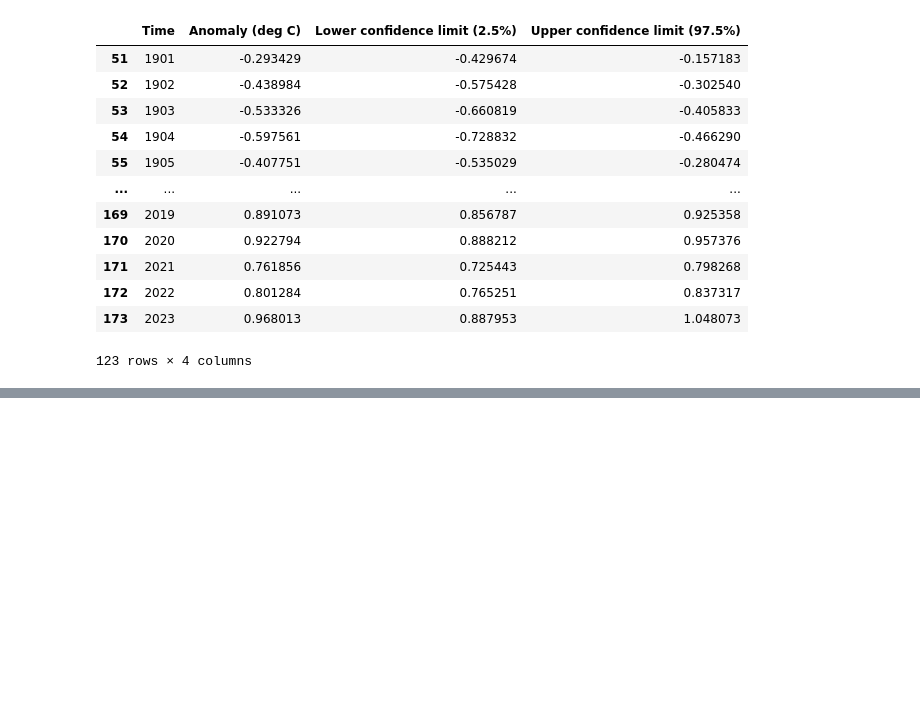
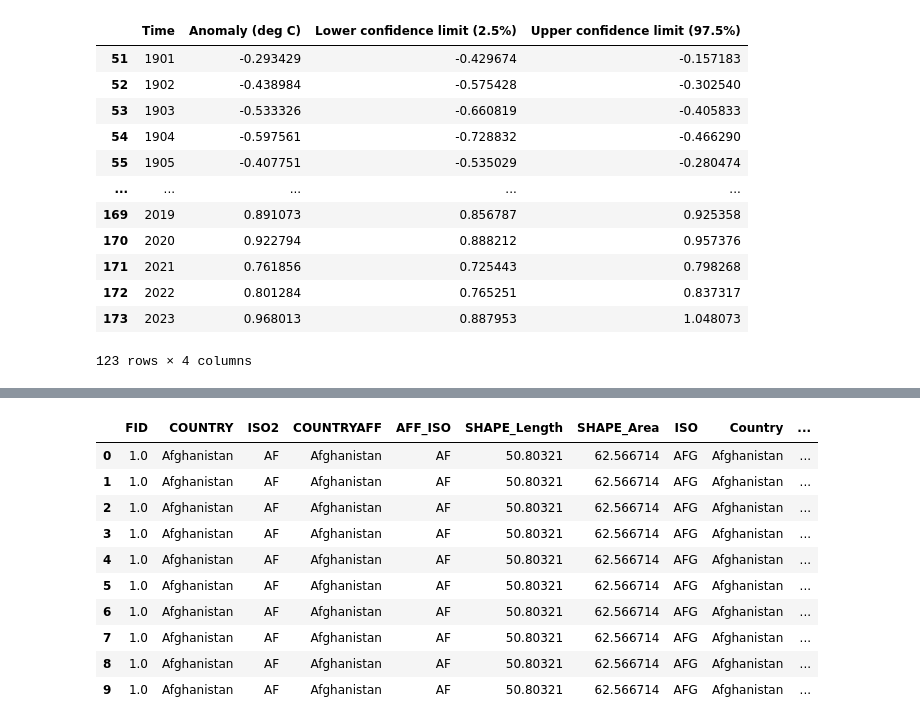
Before and after one commit to gauravpatil123/adv-projects-in-visualization, a Jupyter notebook: notebooks/project_main.ipynb, the cells around one changed output, grey strips where cells are left out. Cells and saved outputs as stored; diff of their text form; code cells hidden in the pictures; blank space fills up the shorter version.

Commit message:
joined ghg df with esri generalised world map df

```diff
--- a/notebooks/project_main.ipynb
+++ b/notebooks/project_main.ipynb
@@ -486,0 +504,2 @@ df_annual_anomaly_temp_filtered.to_csv("../data/global temperatutes/annual_temp_
+# %%
+df_esri_world_map["ISO"] = df_esri_world_map["ISO2"]
@@ -486,0 +512,4 @@ df_annual_anomaly_temp_filtered.to_csv("../data/global temperatutes/annual_temp_
+# %%
+cc = coco.CountryConverter()
+# %%
+df_esri_world_map["ISO"] = cc.pandas_convert(df_esri_world_map["ISO"], to="ISO3")
@@ -486,0 +536,16 @@ df_annual_anomaly_temp_filtered.to_csv("../data/global temperatutes/annual_temp_
+# %%
+df_map_ghg_right = pd.merge(df_esri_world_map, df_ghg_countries_melt_sorted, how="right", on="ISO")
+# %%
+df_map_ghg_right.head(10)
+# %% [output]
+|  | FID | COUNTRY | ISO2 | COUNTRYAFF | AFF_ISO | SHAPE_Length | SHAPE_Area | ISO | Country | ... |
+| 0 | 1.0 | Afghanistan | AF | Afghanistan | AF | 50.80321 | 62.566714 | AFG | Afghanistan | ... |
+| 1 | 1.0 | Afghanistan | AF | Afghanistan | AF | 50.80321 | 62.566714 | AFG | Afghanistan | ... |
+| 2 | 1.0 | Afghanistan | AF | Afghanistan | AF | 50.80321 | 62.566714 | AFG | Afghanistan | ... |
+| 3 | 1.0 | Afghanistan | AF | Afghanistan | AF | 50.80321 | 62.566714 | AFG | Afghanistan | ... |
+| 4 | 1.0 | Afghanistan | AF | Afghanistan | AF | 50.80321 | 62.566714 | AFG | Afghanistan | ... |
+| 5 | 1.0 | Afghanistan | AF | Afghanistan | AF | 50.80321 | 62.566714 | AFG | Afghanistan | ... |
+| 6 | 1.0 | Afghanistan | AF | Afghanistan | AF | 50.80321 | 62.566714 | AFG | Afghanistan | ... |
+| 7 | 1.0 | Afghanistan | AF | Afghanistan | AF | 50.80321 | 62.566714 | AFG | Afghanistan | ... |
+| 8 | 1.0 | Afghanistan | AF | Afghanistan | AF | 50.80321 | 62.566714 | AFG | Afghanistan | ... |
+| 9 | 1.0 | Afghanistan | AF | Afghanistan | AF | 50.80321 | 62.566714 | AFG | Afghanistan | ... |
```
Also changed, not shown: parts of 12 cells of this notebook, 2 other files.
